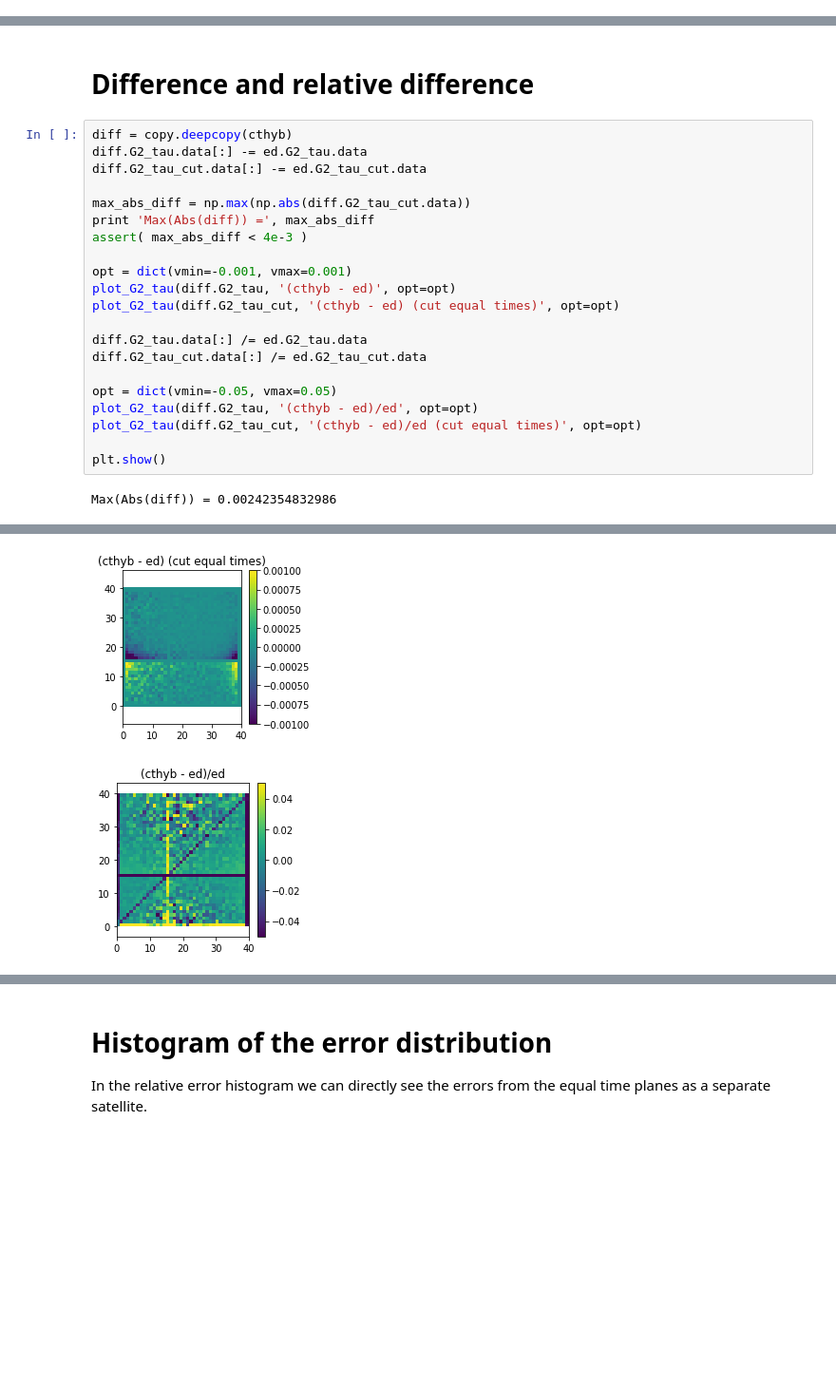
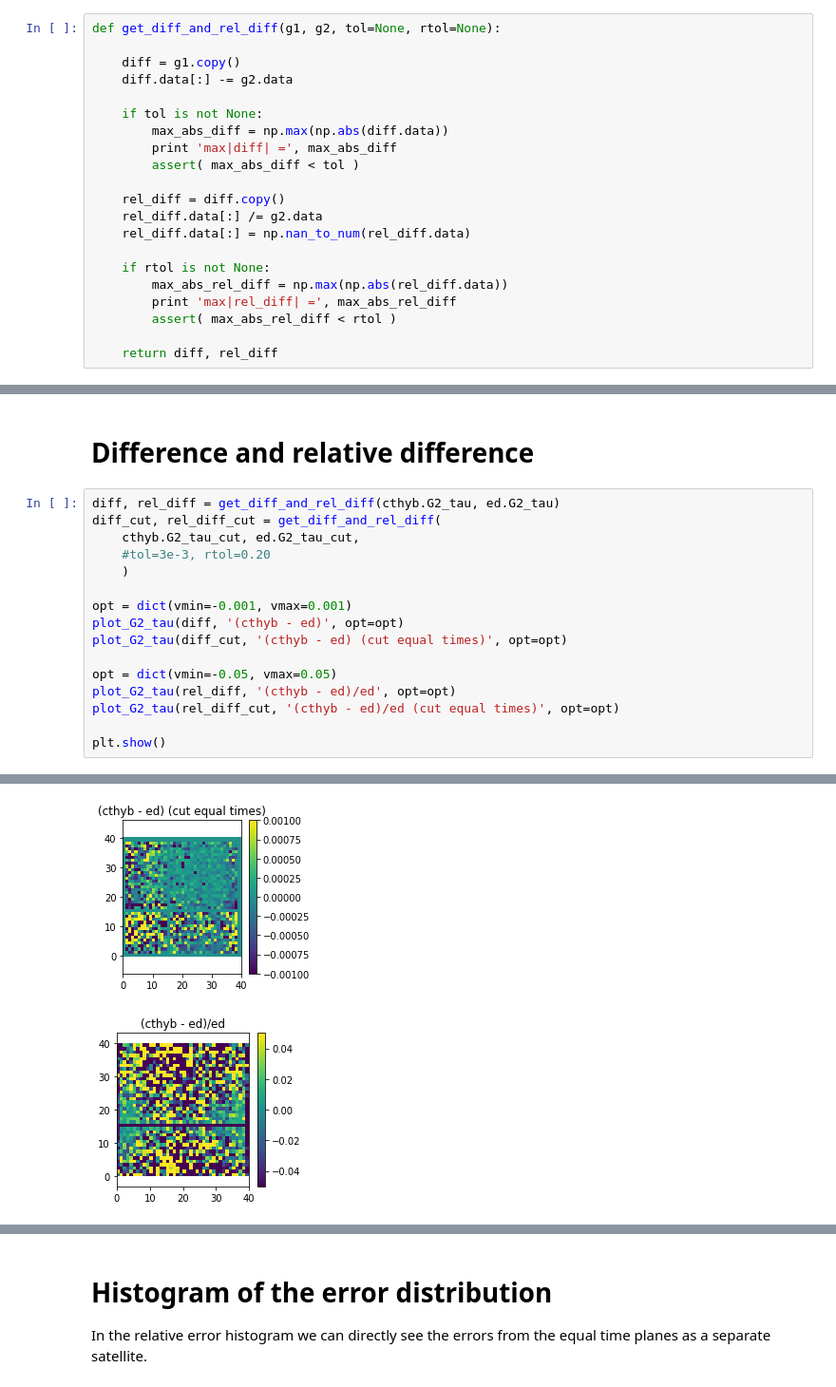
Before and after one commit to TRIQS/cthyb, a Jupyter notebook: benchmark/measure_g2/hubbard_atom_2bath/CompareEDandCTHYB.ipynb, the cells around one changed output, grey strips where cells are left out. Shown: that part at 95% size. Saved outputs shown, nothing was run; the diff lists cells and outputs as text; blank space fills up the shorter version.

```diff
--- a/benchmark/measure_g2/hubbard_atom_2bath/CompareEDandCTHYB.ipynb
+++ b/benchmark/measure_g2/hubbard_atom_2bath/CompareEDandCTHYB.ipynb
@@ -209,0 +206,21 @@ Max(Abs(diff)) = 1.98822854743e-05
+# %%
+def get_diff_and_rel_diff(g1, g2, tol=None, rtol=None):
+
+    diff = g1.copy()
+    diff.data[:] -= g2.data
+
+    if tol is not None:
+        max_abs_diff = np.max(np.abs(diff.data))
+        print 'max|diff| =', max_abs_diff
+        assert( max_abs_diff < tol )
+
+    rel_diff = diff.copy()
+    rel_diff.data[:] /= g2.data
+    rel_diff.data[:] = np.nan_to_num(rel_diff.data)
+
+    if rtol is not None:
+        max_abs_rel_diff = np.max(np.abs(rel_diff.data))
+        print 'max|rel_diff| =', max_abs_rel_diff
+        assert( max_abs_rel_diff < rtol )
+
+    return diff, rel_diff
@@ -273,25 +300,19 @@ for d in [ed, cthyb]:
 # %% [markdown]
 # Difference and relative difference
 # %%
-diff = copy.deepcopy(cthyb)
-diff.G2_tau.data[:] -= ed.G2_tau.data
-diff.G2_tau_cut.data[:] -= ed.G2_tau_cut.data
-
-max_abs_diff = np.max(np.abs(diff.G2_tau_cut.data))
-print 'Max(Abs(diff)) =', max_abs_diff
-assert( max_abs_diff < 4e-3 )
+diff, rel_diff = get_diff_and_rel_diff(cthyb.G2_tau, ed.G2_tau)
+diff_cut, rel_diff_cut = get_diff_and_rel_diff(
+    cthyb.G2_tau_cut, ed.G2_tau_cut,
+    #tol=3e-3, rtol=0.20
+    )
 
 opt = dict(vmin=-0.001, vmax=0.001)
-plot_G2_tau(diff.G2_tau, '(cthyb - ed)', opt=opt)
-plot_G2_tau(diff.G2_tau_cut, '(cthyb - ed) (cut equal times)', opt=opt)
-
-diff.G2_tau.data[:] /= ed.G2_tau.data
-diff.G2_tau_cut.data[:] /= ed.G2_tau_cut.data
+plot_G2_tau(diff, '(cthyb - ed)', opt=opt)
+plot_G2_tau(diff_cut, '(cthyb - ed) (cut equal times)', opt=opt)
 
 opt = dict(vmin=-0.05, vmax=0.05)
-plot_G2_tau(diff.G2_tau, '(cthyb - ed)/ed', opt=opt)
-plot_G2_tau(diff.G2_tau_cut, '(cthyb - ed)/ed (cut equal times)', opt=opt)
+plot_G2_tau(rel_diff, '(cthyb - ed)/ed', opt=opt)
+plot_G2_tau(rel_diff_cut, '(cthyb - ed)/ed (cut equal times)', opt=opt)
 
 plt.show()
 # %% [output]
-Max(Abs(diff)) = 0.00242354832986
@@ -299,2 +320,2 @@ Max(Abs(diff)) = 0.00242354832986
-[figure, old version]
+[figure, new version]
-[figure, old version]
+[figure, new version]
```
Also changed, not shown: parts of 17 cells of this notebook, 4 other files.
